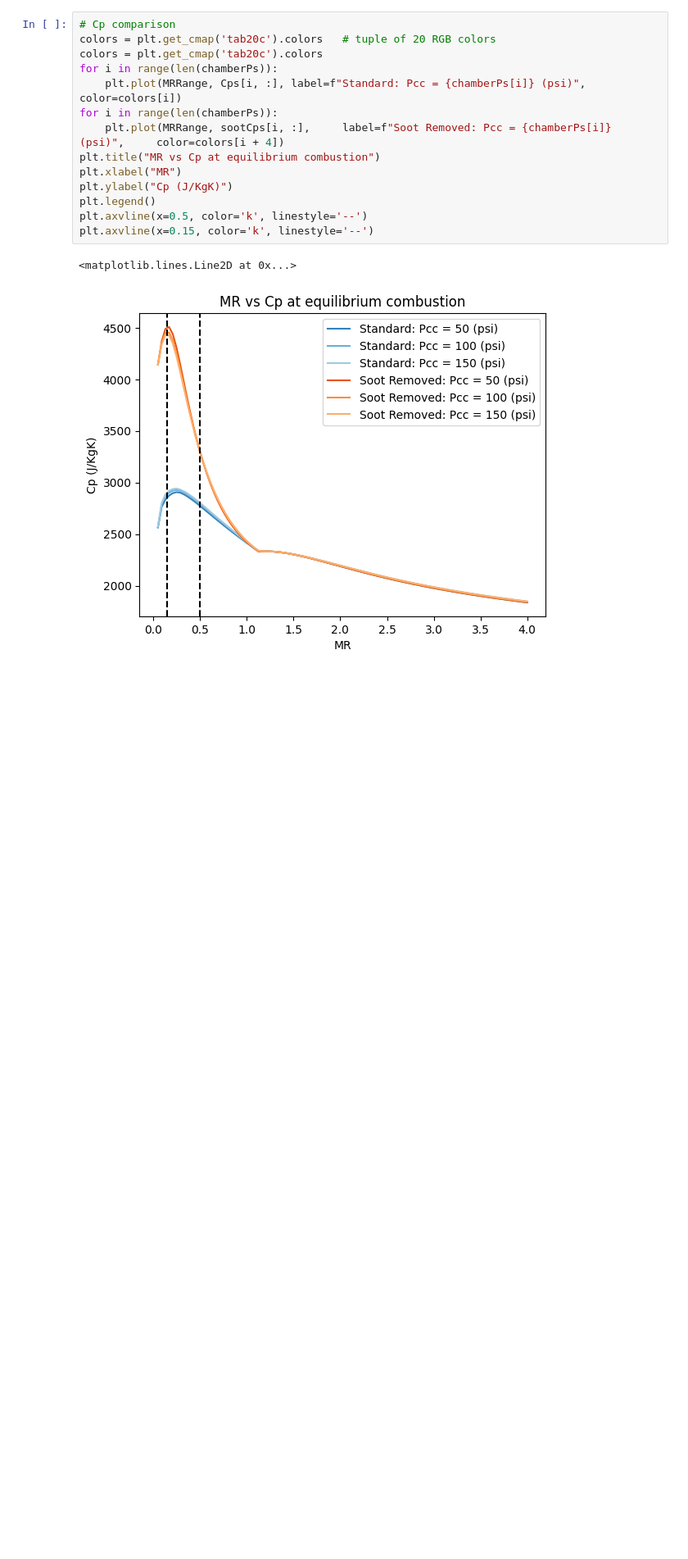
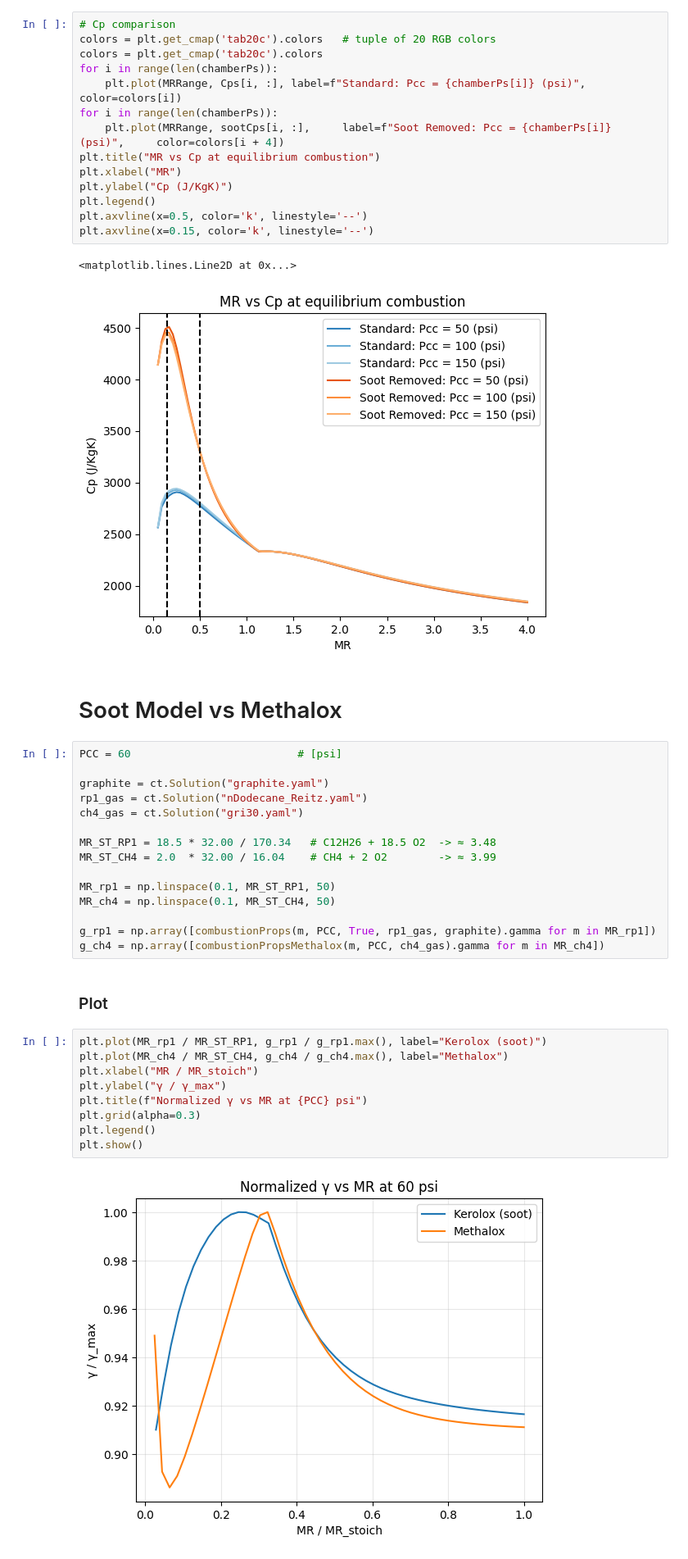
Before and after one commit to gt-space/Turbomachinery, a Jupyter notebook: Turbopump/Gas Generator/canteraPropertiesTester.ipynb, the cells around one changed output. Shown at 82% size. Cells and saved outputs as stored; diff of their text form; blank space fills up the shorter version.

Commit message:
added comparison to Methalox

```diff
--- a/Turbopump/Gas Generator/canteraPropertiesTester.ipynb
+++ b/Turbopump/Gas Generator/canteraPropertiesTester.ipynb
@@ -178,3 +181,33 @@ plt.axvline(x=0.15, color='k', linestyle='--')
 # %% [output]
 <matplotlib.lines.Line2D at 0x...>
 [figure]
+# %% [markdown]
+# Soot Model vs Methalox
+# %%
+PCC = 60                          # [psi]
+
+graphite = ct.Solution("graphite.yaml")
+rp1_gas = ct.Solution("nDodecane_Reitz.yaml")
+ch4_gas = ct.Solution("gri30.yaml")
+
+MR_ST_RP1 = 18.5 * 32.00 / 170.34   # C12H26 + 18.5 O2  -> ≈ 3.48
+MR_ST_CH4 = 2.0  * 32.00 / 16.04    # CH4 + 2 O2        -> ≈ 3.99
+
+MR_rp1 = np.linspace(0.1, MR_ST_RP1, 50)
+MR_ch4 = np.linspace(0.1, MR_ST_CH4, 50)
+
+g_rp1 = np.array([combustionProps(m, PCC, True, rp1_gas, graphite).gamma for m in MR_rp1])
+g_ch4 = np.array([combustionPropsMethalox(m, PCC, ch4_gas).gamma for m in MR_ch4])
+# %% [markdown]
+### Plot
+# %%
+plt.plot(MR_rp1 / MR_ST_RP1, g_rp1 / g_rp1.max(), label="Kerolox (soot)")
+plt.plot(MR_ch4 / MR_ST_CH4, g_ch4 / g_ch4.max(), label="Methalox")
+plt.xlabel("MR / MR_stoich")
+plt.ylabel("γ / γ_max")
+plt.title(f"Normalized γ vs MR at {PCC} psi")
+plt.grid(alpha=0.3)
+plt.legend()
+plt.show()
+# %% [output]
+[figure, added]
```
Also changed, not shown: parts of 1 cell of this notebook, 2 other files.
